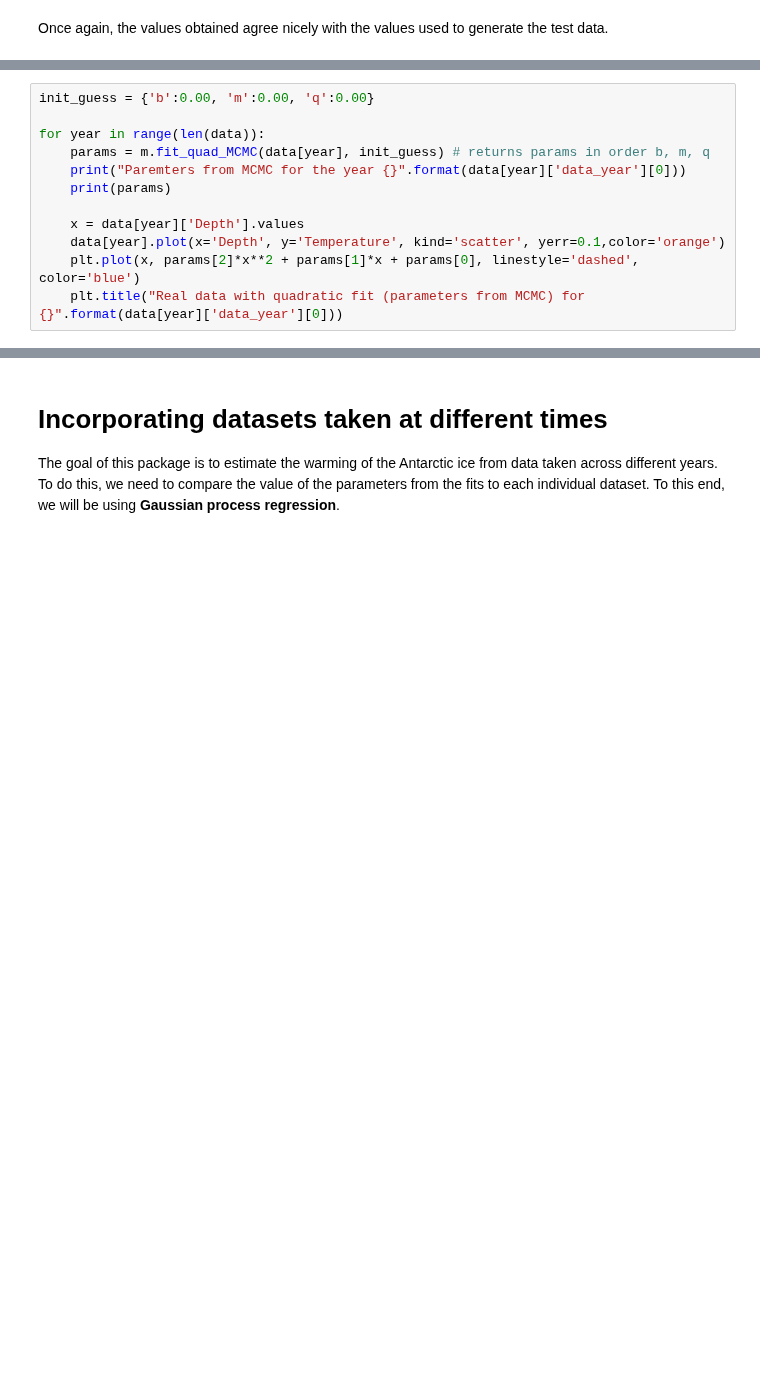
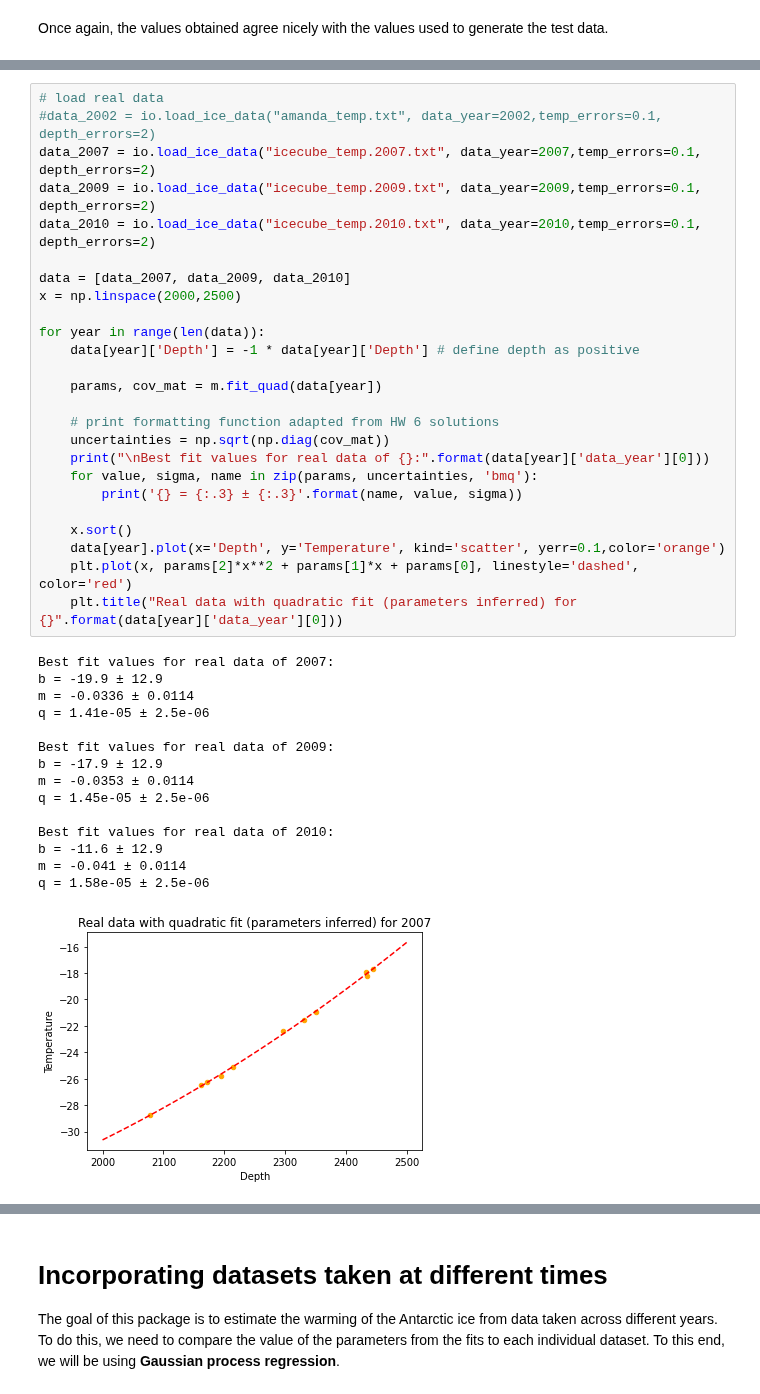
Before and after one commit to phys201/icetemp, a Jupyter notebook: tutorial.ipynb, the cells around one changed output, grey strips where cells are left out. Cells and saved outputs as stored; diff of their text form; blank space fills up the shorter version.

```diff
--- a/tutorial.ipynb
+++ b/tutorial.ipynb
@@ -244,12 +167,0 @@ Text(0.5, 1.0, 'Real data with quadratic fit (parameters from MCMC) for 2007')
-# %%
-init_guess = {'b':0.00, 'm':0.00, 'q':0.00}
-
-for year in range(len(data)):
-    params = m.fit_quad_MCMC(data[year], init_guess) # returns params in order b, m, q
-    print("Paremters from MCMC for the year {}".format(data[year]['data_year'][0]))
-    print(params)
-
-    x = data[year]['Depth'].values
-    data[year].plot(x='Depth', y='Temperature', kind='scatter', yerr=0.1,color='orange')
-    plt.plot(x, params[2]*x**2 + params[1]*x + params[0], linestyle='dashed', color='blue')
-    plt.title("Real data with quadratic fit (parameters from MCMC) for {}".format(data[year]['data_year'][0]))
@@ -295,0 +171,41 @@ NUTS: [q, b, m]
+# %%
+# load real data
+#data_2002 = io.load_ice_data("amanda_temp.txt", data_year=2002,temp_errors=0.1, depth_errors=2)
+data_2007 = io.load_ice_data("icecube_temp.2007.txt", data_year=2007,temp_errors=0.1, depth_errors=2)
+data_2009 = io.load_ice_data("icecube_temp.2009.txt", data_year=2009,temp_errors=0.1, depth_errors=2)
+data_2010 = io.load_ice_data("icecube_temp.2010.txt", data_year=2010,temp_errors=0.1, depth_errors=2)
+
+data = [data_2007, data_2009, data_2010]
+x = np.linspace(2000,2500)
+
+for year in range(len(data)):
+    data[year]['Depth'] = -1 * data[year]['Depth'] # define depth as positive
+
+    params, cov_mat = m.fit_quad(data[year])
+
+    # print formatting function adapted from HW 6 solutions
+    uncertainties = np.sqrt(np.diag(cov_mat))
+    print("\nBest fit values for real data of {}:".format(data[year]['data_year'][0]))
+    for value, sigma, name in zip(params, uncertainties, 'bmq'):
+        print('{} = {:.3} ± {:.3}'.format(name, value, sigma))
+
+    x.sort()
+    data[year].plot(x='Depth', y='Temperature', kind='scatter', yerr=0.1,color='orange')
+    plt.plot(x, params[2]*x**2 + params[1]*x + params[0], linestyle='dashed', color='red')
+    plt.title("Real data with quadratic fit (parameters inferred) for {}".format(data[year]['data_year'][0]))
+# %% [output]
+Best fit values for real data of 2007:
+b = -19.9 ± 12.9
+m = -0.0336 ± 0.0114
+q = 1.41e-05 ± 2.5e-06
+
+Best fit values for real data of 2009:
+b = -17.9 ± 12.9
+m = -0.0353 ± 0.0114
+q = 1.45e-05 ± 2.5e-06
+
+Best fit values for real data of 2010:
+b = -11.6 ± 12.9
+m = -0.041 ± 0.0114
+q = 1.58e-05 ± 2.5e-06
+[figure, added]
```
Also changed, not shown: parts of 9 cells of this notebook.
